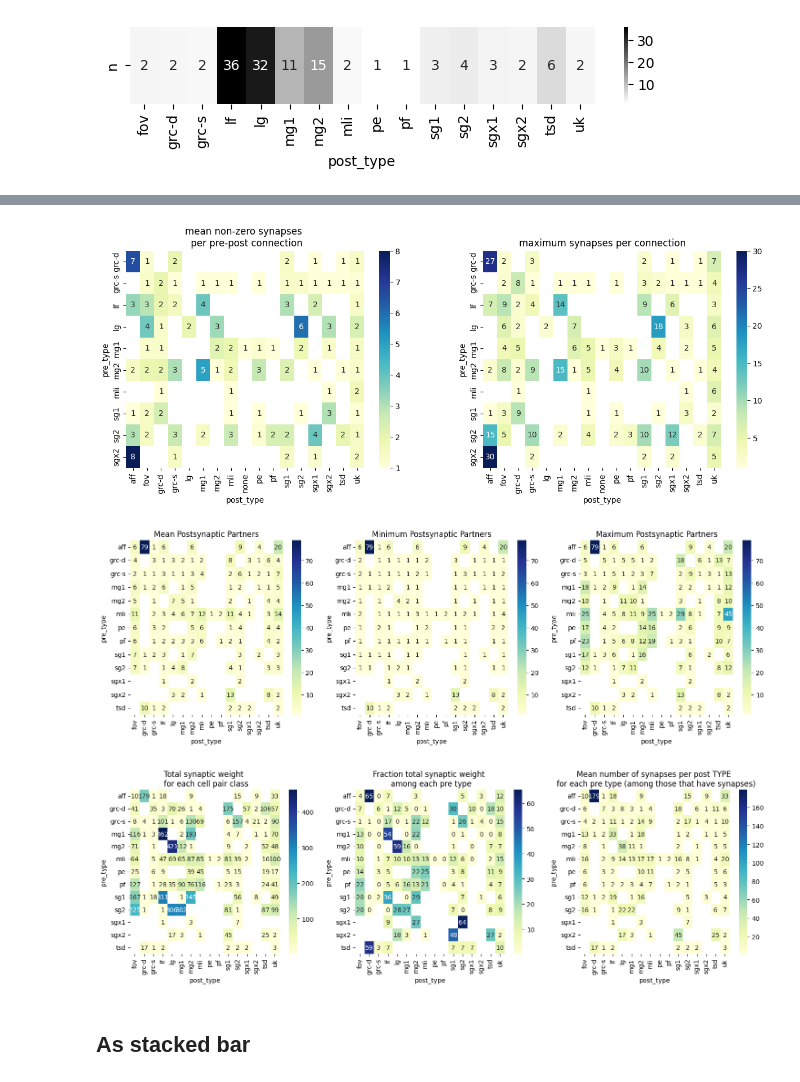
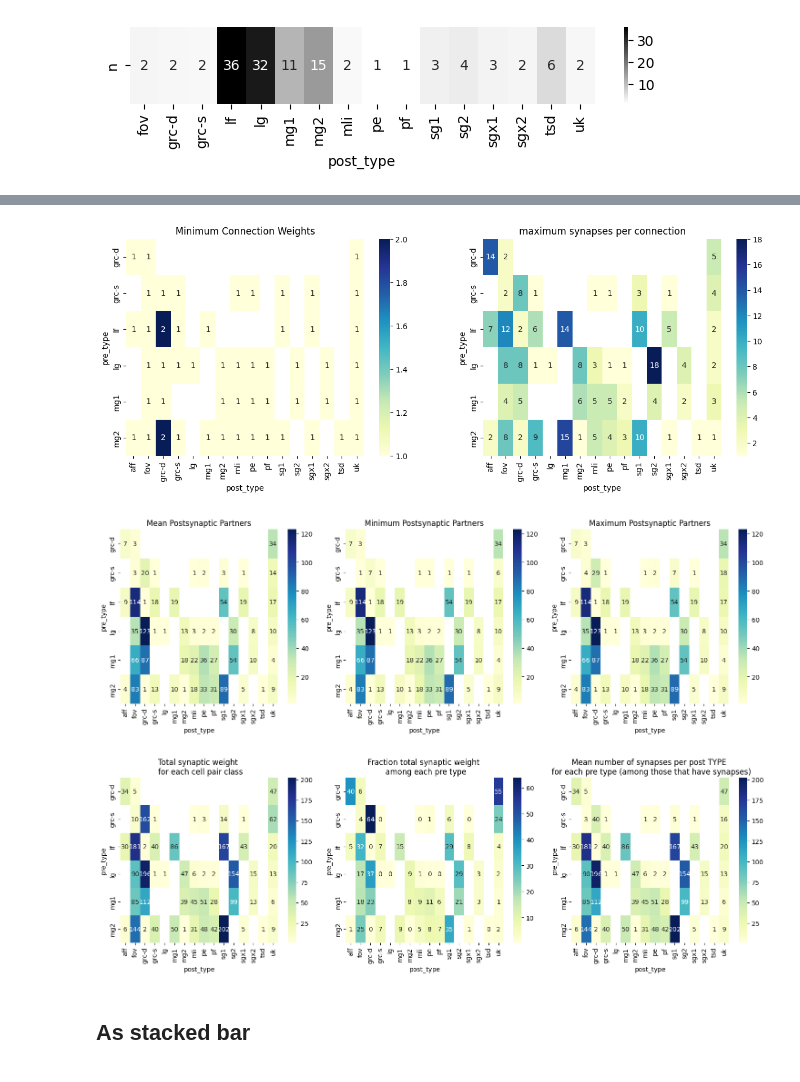
Before and after one commit to neurologic/eCREST, a Jupyter notebook: Connectivity.ipynb, the cells around one changed output, grey strips where cells are left out. Saved outputs shown, nothing was run; the diff lists cells and outputs as text; code cells hidden in the pictures.

```diff
--- a/Connectivity.ipynb
+++ b/Connectivity.ipynb
@@ -757,7 +739,7 @@ df_progress[df_progress['completed']>0.9][['id','type','completed']].groupby('ty
 # %%
 # Filter by pre and/or post cell type
 
-network_types = (set(df_edges['pre_type'].unique()) | set(df_edges['post_type'].unique())) - set(['glia'])#,'tsd','dml']) #'tsd','dml','sgx1','sgx2'])
+network_types = (set(df_edges['pre_type'].unique()) | set(df_edges['post_type'].unique())) #- set(['glia'])#,'tsd','dml']) #'tsd','dml','sgx1','sgx2'])
 # df_edges = df_edges[(df_edges['pre_type'].isin(network_types - set(['sgx1','sgx2'])))&(df_edges['post_type'].isin(network_types))]# - set(['lg','lf'])
 df_edges = df_edges[(df_edges['pre_type'].isin(network_types))&(df_edges['post_type'].isin(network_types))]# - set(['lg','lf'])
 # %%
@@ -935,29 +919,29 @@ axes.set_title('mean non-zero synapses \n per pre-post connection');
 # %%
 
 grouped = df_edges.groupby(['pre_type', 'post_type'])['weight'].agg(['mean', 'min', 'max']).reset_index()
 
 # Pivot the DataFrame to get matrices for median, min, and max weights
 mean_matrix = grouped.pivot(index='pre_type', columns='post_type', values='mean')
 min_matrix = grouped.pivot(index='pre_type', columns='post_type', values='min')
 max_matrix = grouped.pivot(index='pre_type', columns='post_type', values='max')
 
 # Create subplots for median, min, and max matrices
-fig, axes = plt.subplots(1, 2, figsize=(15, 5))
+fig, axes = plt.subplots(1,2, figsize=(15, 5))
 
 # Set titles for subplots
-axes[0].set_title('mean non-zero synapses \n per pre-post connection');
-# axes[1].set_title('Minimum Connection Weights')
+# axes[2].set_title('mean non-zero synapses \n per pre-post connection');
+axes[0].set_title('Minimum Connection Weights')
 axes[1].set_title('maximum synapses per connection')
 
 # Plot the heatmaps for median, min, and max matrices
-sns.heatmap(mean_matrix, annot=True, fmt=".0f", cmap="YlGnBu", ax=axes[0])
-# sns.heatmap(min_matrix, annot=True, fmt=".0f", cmap="YlGnBu", ax=axes[1])
+# sns.heatmap(mean_matrix, annot=True, fmt=".0f", cmap="YlGnBu", ax=axes[2])
+sns.heatmap(min_matrix, annot=True, fmt=".0f", cmap="YlGnBu", ax=axes[0])
 sns.heatmap(max_matrix, annot=True, fmt=".0f", cmap="YlGnBu", ax=axes[1])
 
 # plt.tight_layout()
 plt.show();
 # %% [output]
-[figure, old version]
+[figure, new version]
 # %%
 '''
 connection partners only among pre cells that synapse on that type
@@ -1005,8 +989,8 @@ axes[2].set_title('Mean number of synapses per post TYPE \n for each pre type (a
 
 plt.tight_layout();
 # %% [output]
-[figure, old version]
+[figure, new version]
-[figure, old version]
+[figure, new version]
 # %% [markdown]
 ## As stacked bar
 # %%
```
Also changed, not shown: parts of 25 cells of this notebook, 4 other files.
